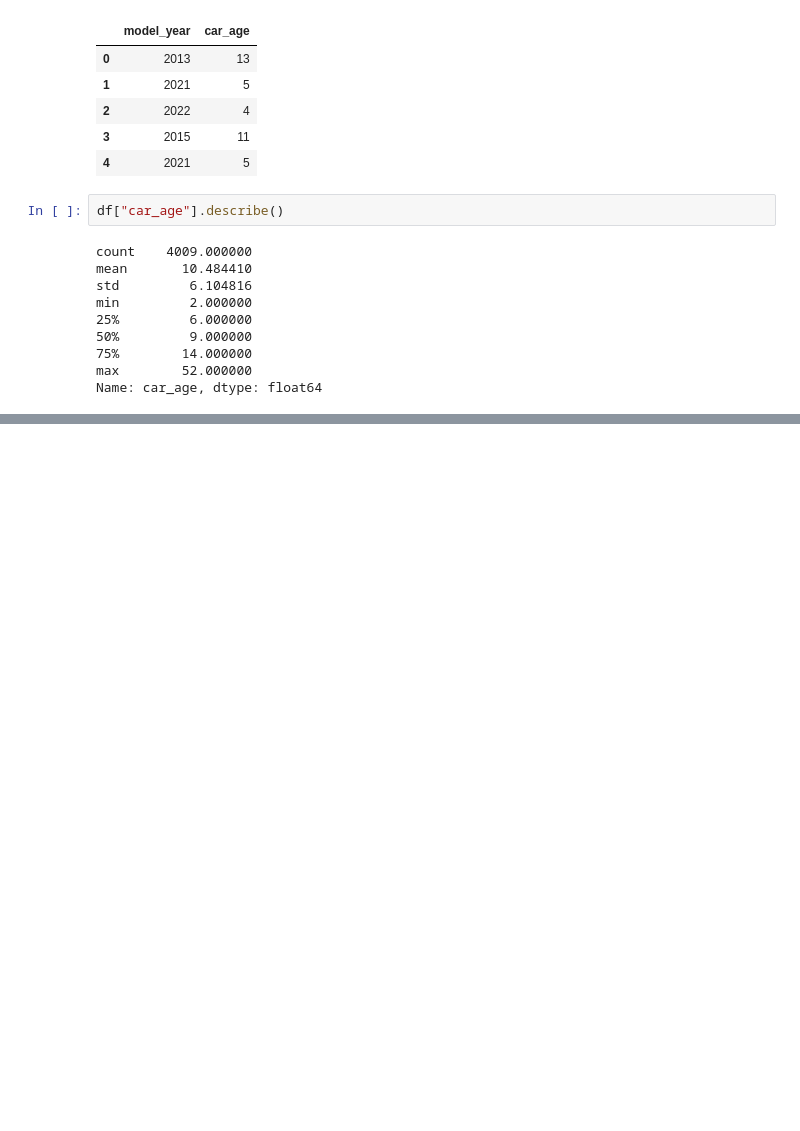
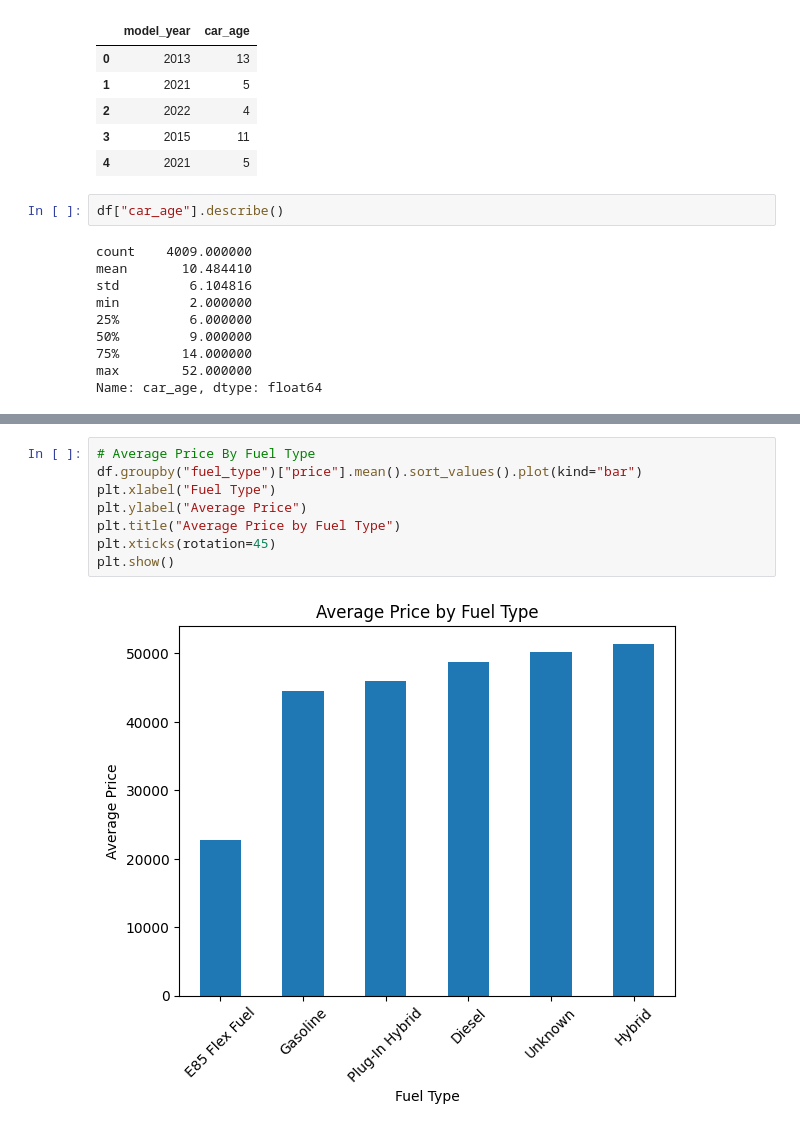
Before and after one commit to SMCodeX7/Used-Car-Price-Prediction, a Jupyter notebook: notebooks/UsedCarPricePrediction.ipynb, the cells around one changed output, grey strips where cells are left out. Saved outputs shown, nothing was run; the diff lists cells and outputs as text; blank space fills up the shorter version.

```diff
--- a/notebooks/UsedCarPricePrediction.ipynb
+++ b/notebooks/UsedCarPricePrediction.ipynb
@@ -253,0 +281,10 @@ Name: car_age, dtype: float64
+# %%
+# Average Price By Fuel Type
+df.groupby("fuel_type")["price"].mean().sort_values().plot(kind="bar")
+plt.xlabel("Fuel Type")
+plt.ylabel("Average Price")
+plt.title("Average Price by Fuel Type")
+plt.xticks(rotation=45)
+plt.show()
+# %% [output]
+[figure, added]
```
Also changed, not shown: parts of 6 cells of this notebook.
